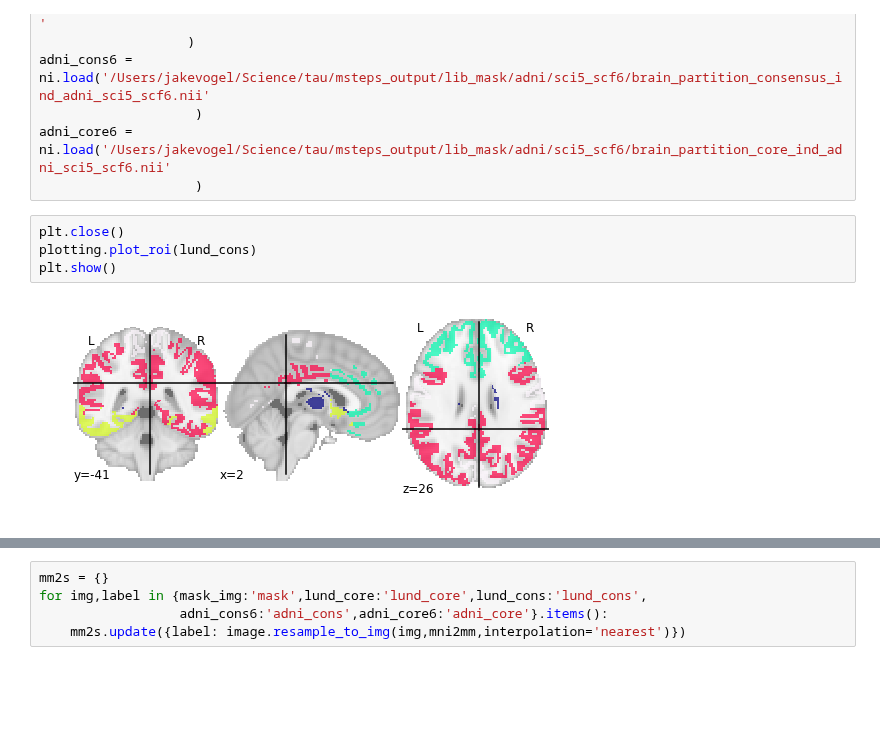
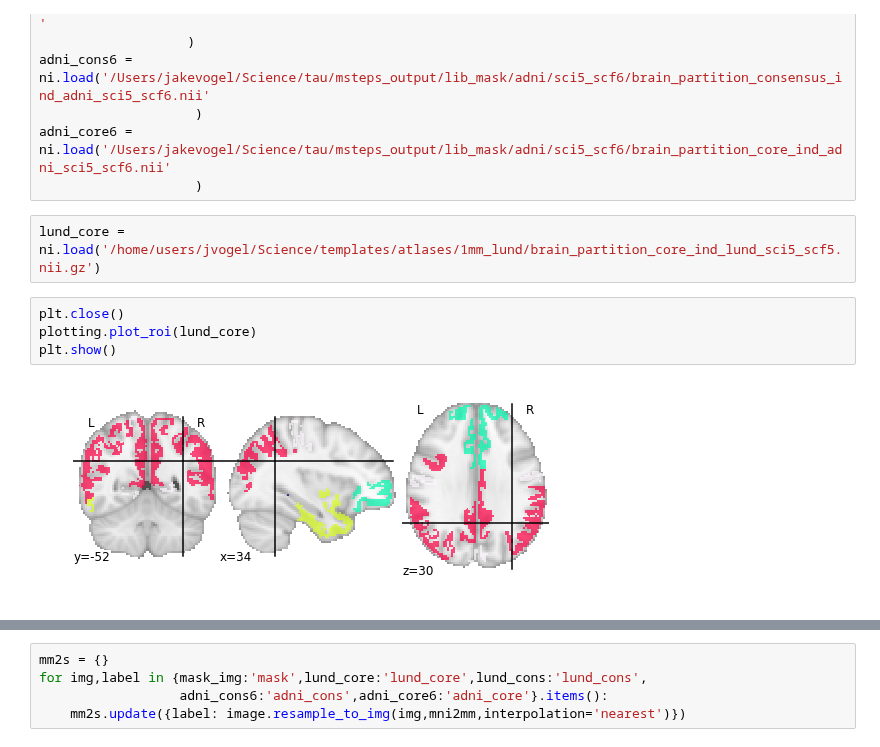
Before and after one commit to illdopejake/hack_projects, a Jupyter notebook: NMI_and_such.ipynb, the cells around one changed output, grey strips where cells are left out. Drawn from its saved outputs; the diff is of its cells as text; blank space fills up the shorter version.

```diff
--- a/NMI_and_such.ipynb
+++ b/NMI_and_such.ipynb
@@ -644,9 +644,11 @@ adni_cons6 = ni.load('/Users/jakevogel/Science/tau/msteps_output/lib_mask/adni/s
                     )
 adni_core6 = ni.load('/Users/jakevogel/Science/tau/msteps_output/lib_mask/adni/sci5_scf6/brain_partition_core_ind_adni_sci5_scf6.nii'
                     )
+# %%
+lund_core = ni.load('/home/users/jvogel/Science/templates/atlases/1mm_lund/brain_partition_core_ind_lund_sci5_scf5.nii.gz')
 # %%
 plt.close()
-plotting.plot_roi(lund_cons)
+plotting.plot_roi(lund_core)
 plt.show()
 # %% [output]
-[figure, old version]
+[figure, new version]
```
Also changed, not shown: parts of 11 cells of this notebook.
